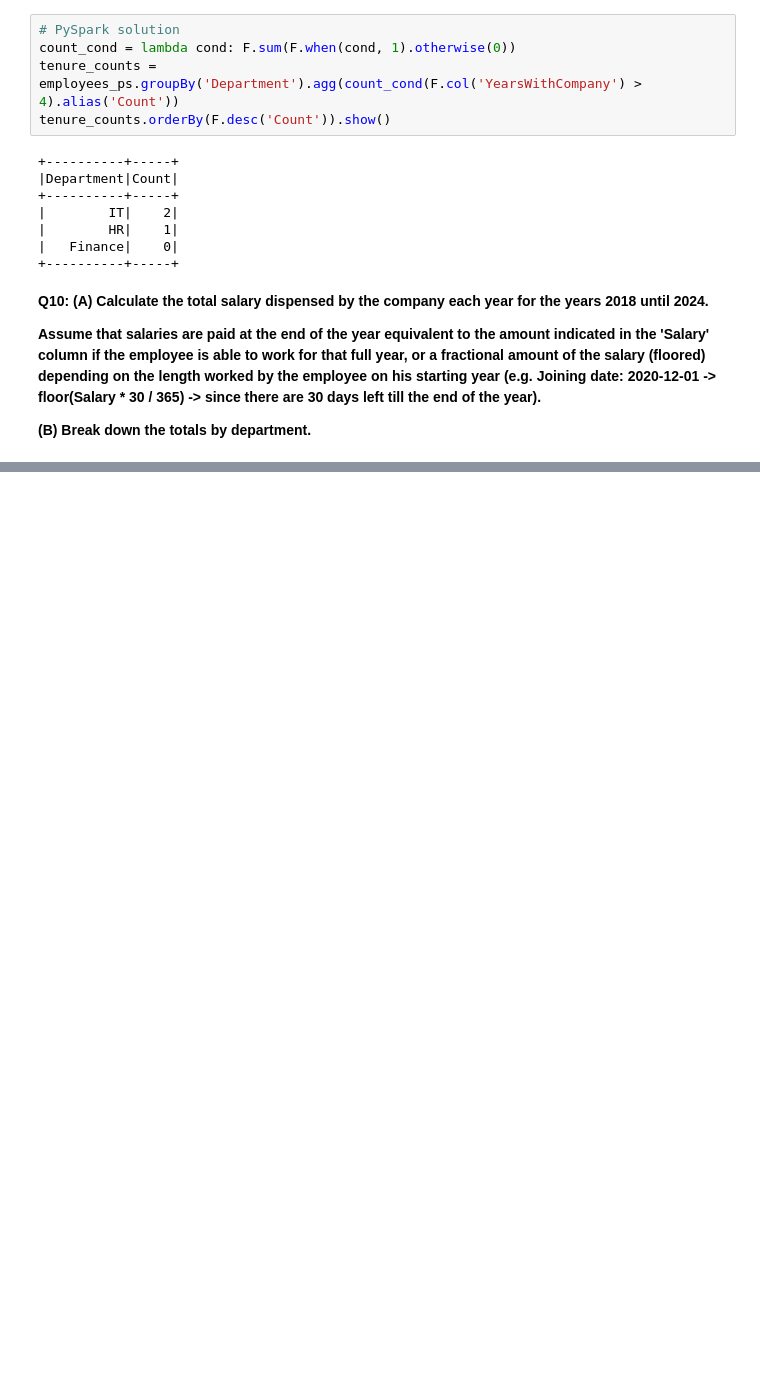
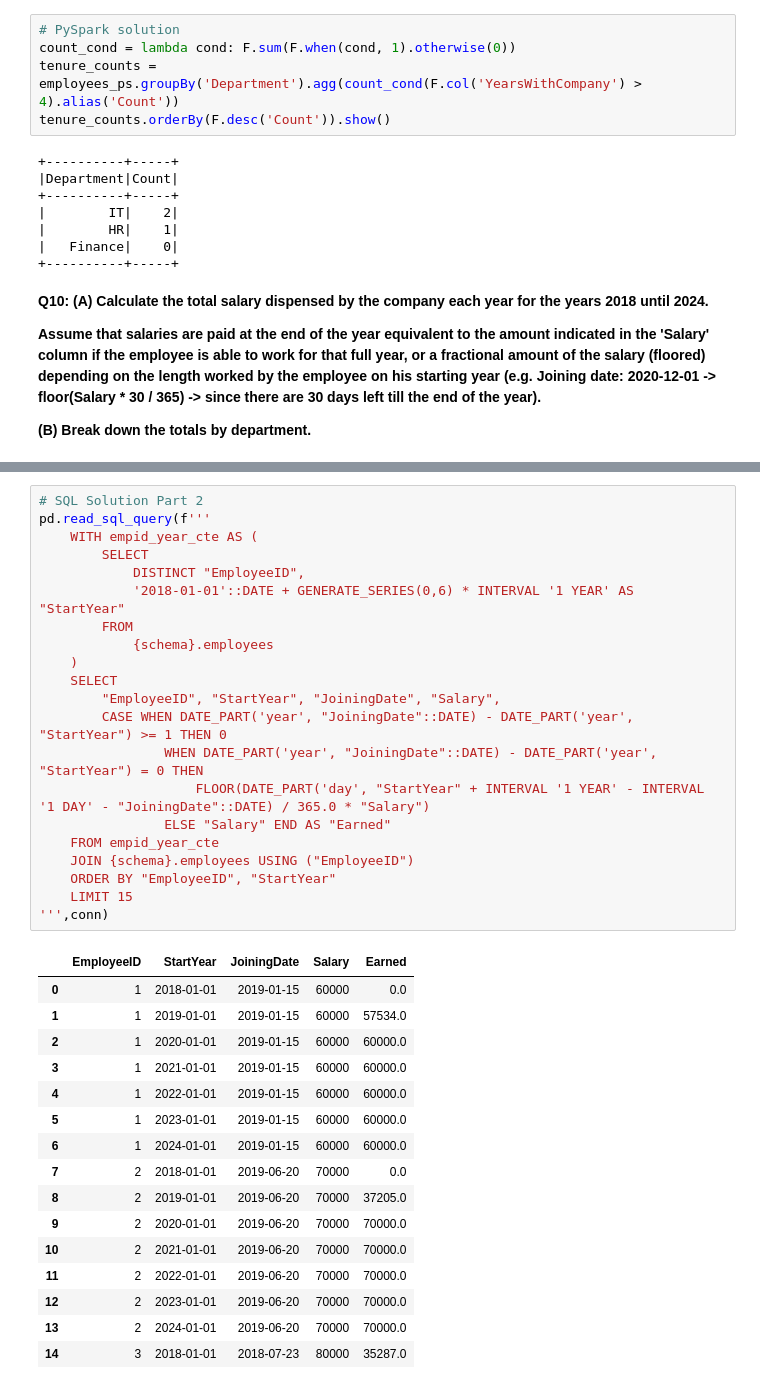
Before and after one commit to 20100215/DA-Must-Knows_Pandas-PySpark-SQL, a Jupyter notebook: notebook.ipynb, the cells around one changed output, grey strips where cells are left out. Cells and saved outputs as stored; diff of their text form; blank space fills up the shorter version.

```diff
--- a/notebook.ipynb
+++ b/notebook.ipynb
@@ -588,0 +619,38 @@ pd.DataFrame(cumsum_dict, index=['Cumulative Salary']).T
+# %%
+# SQL Solution Part 2
+pd.read_sql_query(f'''
+    WITH empid_year_cte AS (
+        SELECT
+            DISTINCT "EmployeeID",
+            '2018-01-01'::DATE + GENERATE_SERIES(0,6) * INTERVAL '1 YEAR' AS "StartYear"
+        FROM
+            {schema}.employees
+    )
+    SELECT
+        "EmployeeID", "StartYear", "JoiningDate", "Salary",
+        CASE WHEN DATE_PART('year', "JoiningDate"::DATE) - DATE_PART('year', "StartYear") >= 1 THEN 0
+                WHEN DATE_PART('year', "JoiningDate"::DATE) - DATE_PART('year', "StartYear") = 0 THEN
+                    FLOOR(DATE_PART('day', "StartYear" + INTERVAL '1 YEAR' - INTERVAL '1 DAY' - "JoiningDate"::DATE) / 365.0 * "Salary")
+                ELSE "Salary" END AS "Earned"
+    FROM empid_year_cte
+    JOIN {schema}.employees USING ("EmployeeID")
+    ORDER BY "EmployeeID", "StartYear"
+    LIMIT 15
+''',conn)
+# %% [output]
+|  | EmployeeID | StartYear | JoiningDate | Salary | Earned |
+| 0 | 1 | 2018-01-01 | 2019-01-15 | 60000 | 0.0 |
+| 1 | 1 | 2019-01-01 | 2019-01-15 | 60000 | 57534.0 |
+| 2 | 1 | 2020-01-01 | 2019-01-15 | 60000 | 60000.0 |
+| 3 | 1 | 2021-01-01 | 2019-01-15 | 60000 | 60000.0 |
+| 4 | 1 | 2022-01-01 | 2019-01-15 | 60000 | 60000.0 |
+| 5 | 1 | 2023-01-01 | 2019-01-15 | 60000 | 60000.0 |
+| 6 | 1 | 2024-01-01 | 2019-01-15 | 60000 | 60000.0 |
+| 7 | 2 | 2018-01-01 | 2019-06-20 | 70000 | 0.0 |
+| 8 | 2 | 2019-01-01 | 2019-06-20 | 70000 | 37205.0 |
+| 9 | 2 | 2020-01-01 | 2019-06-20 | 70000 | 70000.0 |
+| 10 | 2 | 2021-01-01 | 2019-06-20 | 70000 | 70000.0 |
+| 11 | 2 | 2022-01-01 | 2019-06-20 | 70000 | 70000.0 |
+| 12 | 2 | 2023-01-01 | 2019-06-20 | 70000 | 70000.0 |
+| 13 | 2 | 2024-01-01 | 2019-06-20 | 70000 | 70000.0 |
+| 14 | 3 | 2018-01-01 | 2018-07-23 | 80000 | 35287.0 |
```
Also changed, not shown: parts of 7 cells of this notebook.
